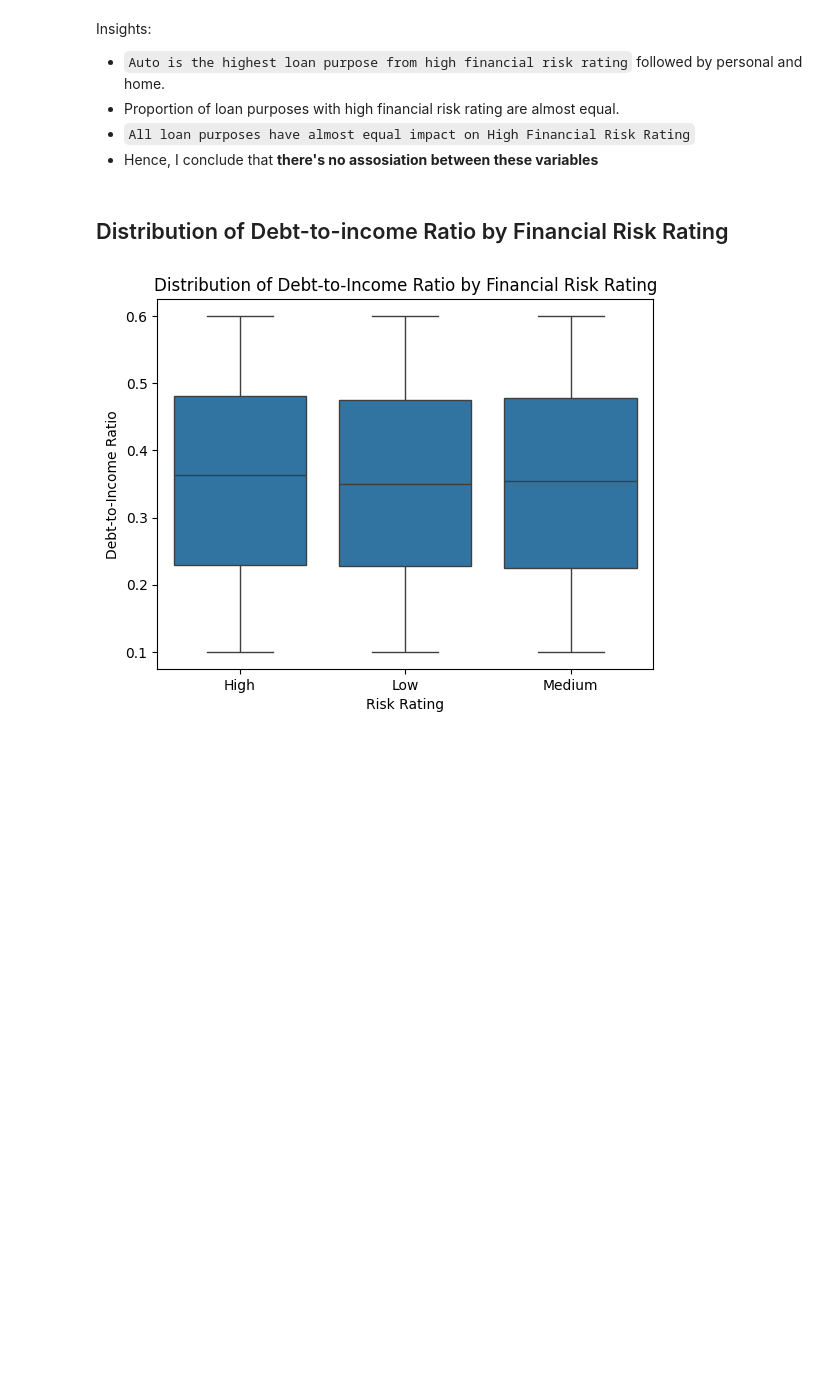
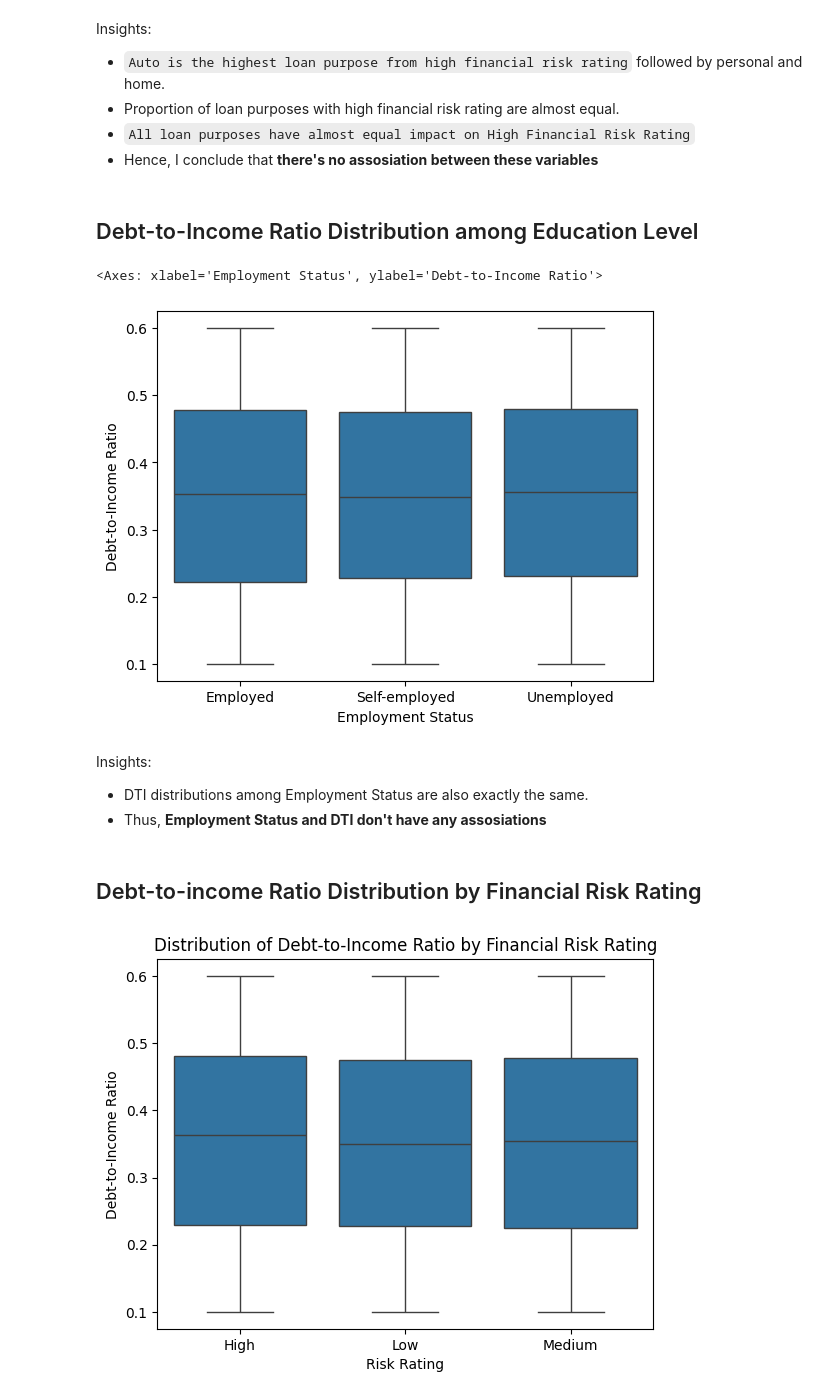
Before and after one commit to Gustana/Personal-Financial-Risk-Analysis, a Jupyter notebook: analysis.ipynb, the cells around one changed output. Cells and saved outputs as stored; diff of their text form; code cells hidden in the pictures; blank space fills up the shorter version.

```diff
--- a/analysis.ipynb
+++ b/analysis.ipynb
@@ -780,8 +787,23 @@ Insights:
 - Proportion of loan purposes with high financial risk rating are almost equal.
 - `All loan purposes have almost equal impact on High Financial Risk Rating`
 - Hence, I conclude that **there's no assosiation between these variables**
+# %% [markdown]
+## Debt-to-Income Ratio Distribution among Education Level
+# %%
+sns.boxplot(
+    df_clean,
+    x="Employment Status",
+    y="Debt-to-Income Ratio"
+)
+# %% [output]
+<Axes: xlabel='Employment Status', ylabel='Debt-to-Income Ratio'>
+[figure, added]
+# %% [markdown]
+Insights:
+- DTI distributions among Employment Status are also exactly the same.
+- Thus, **Employment Status and DTI don't have any assosiations**
 # %% [markdown]
-## Distribution of Debt-to-income Ratio by Financial Risk Rating
+## Debt-to-income Ratio Distribution by Financial Risk Rating
 # %%
 # show boxplot of debt-to-income ratio on each risk rating with title
 sns.boxplot(data=df_clean, x="Risk Rating", y="Debt-to-Income Ratio")
```
Also changed, not shown: parts of 13 cells of this notebook.
